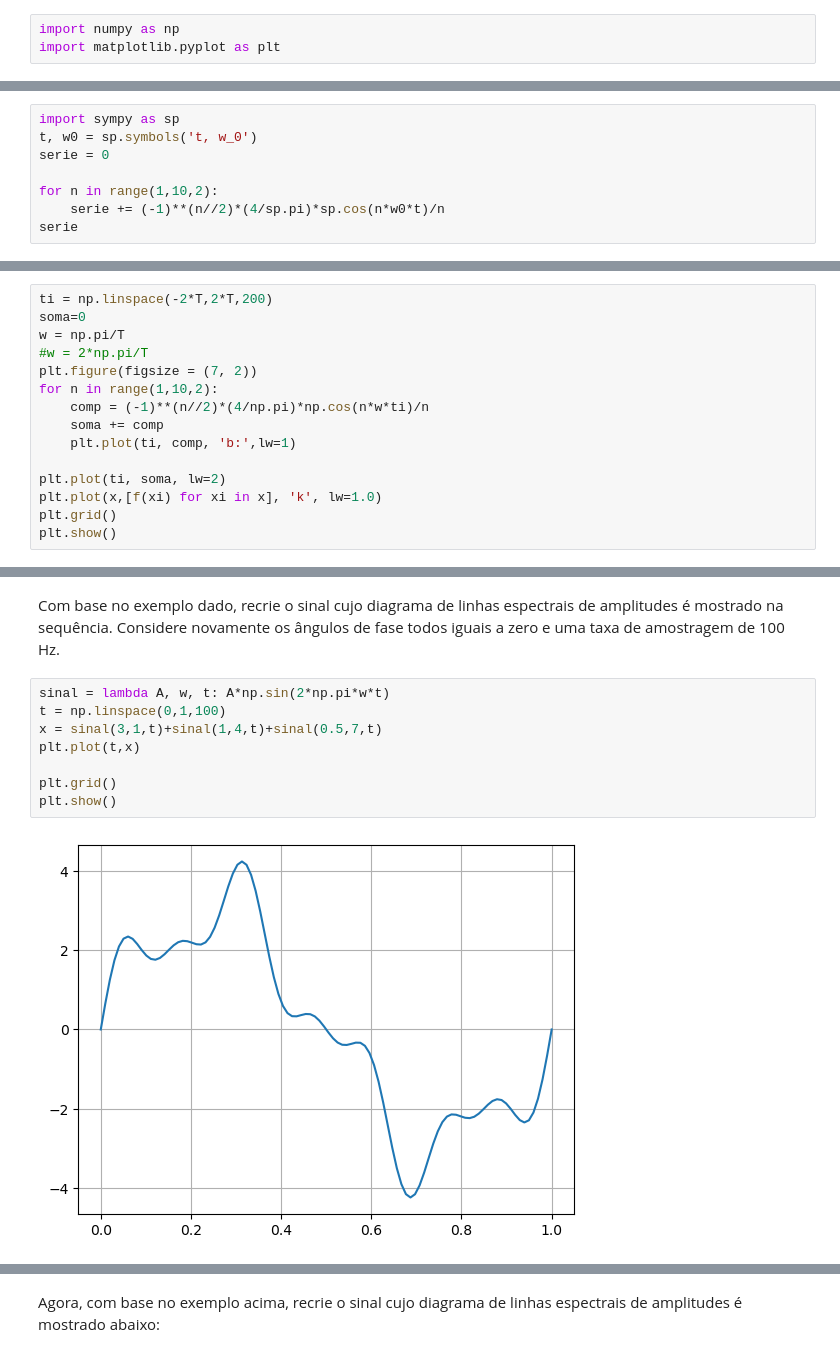
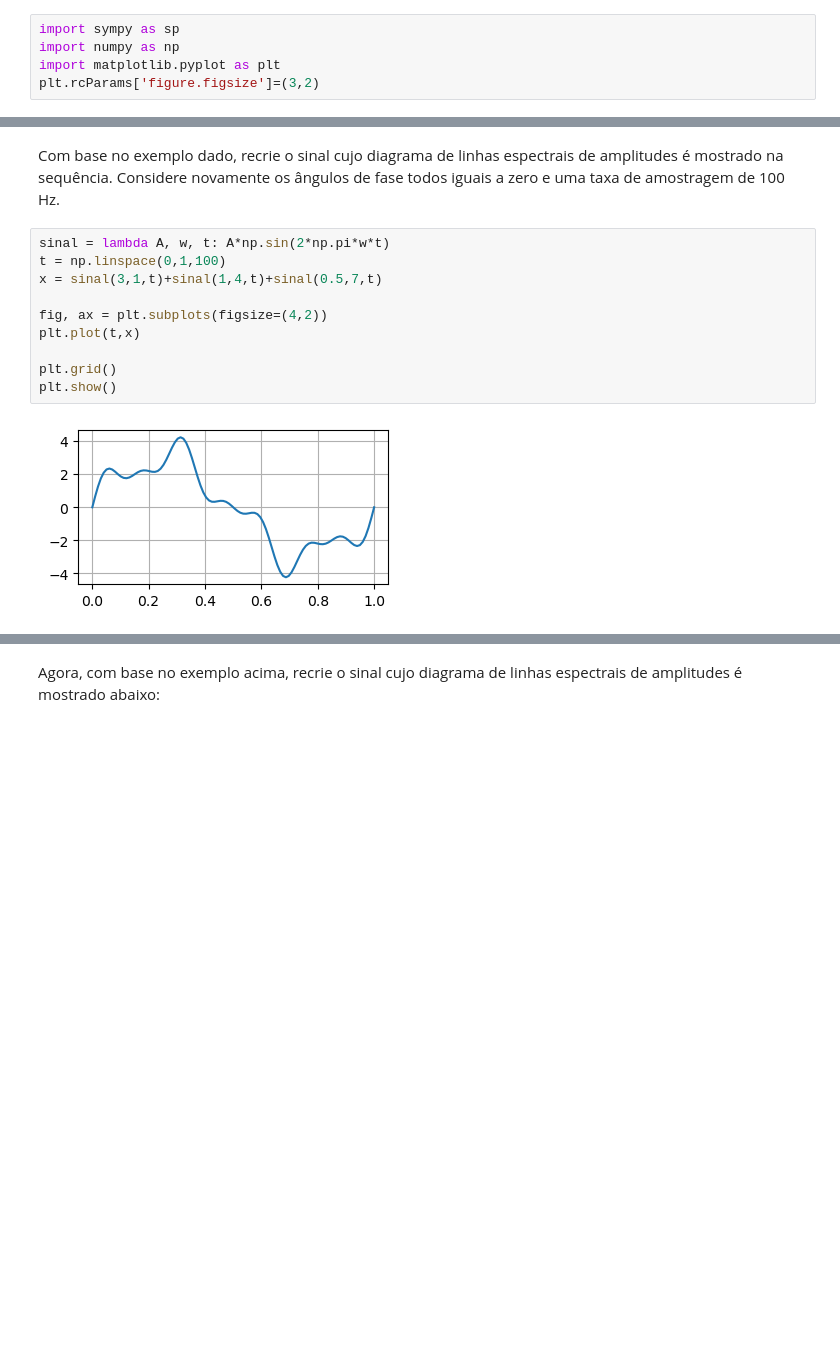
Before and after one commit to tiagoburiol/MatComp_IV, a Jupyter notebook: 03_dominios_de_frequencia_e_tempo.ipynb, the cells around one changed output, grey strips where cells are left out. Cells and saved outputs as stored; diff of their text form; blank space fills up the shorter version.

```diff
--- a/03_dominios_de_frequencia_e_tempo.ipynb
+++ b/03_dominios_de_frequencia_e_tempo.ipynb
@@ -29,6 +29,8 @@ sendo $a_n$ e $b_n$ os coeficientes da forma trigonométrica da série. A forma
 # %% [markdown]
 Vamos começar os experimentos computacionais modelando uma onda quadrada e aproximando-a por uma série de Fourier. Em seguida veremos como descrever as funções que formam a série por meio de diagramas no domínio da frequência.
 # %%
+import sympy as sp
 import numpy as np
 import matplotlib.pyplot as plt
+plt.rcParams['figure.figsize']=(3,2)
 # %% [markdown]
@@ -65,8 +39,0 @@ O código abaixo pode ser usado para gerar alguns termos da série.
-# %%
-import sympy as sp
-t, w0 = sp.symbols('t, w_0')
-serie = 0
-
-for n in range(1,10,2):
-    serie += (-1)**(n//2)*(4/sp.pi)*sp.cos(n*w0*t)/n
-serie
@@ -79,15 +39,0 @@ O código abaixo plota os gráficos da onda quadrada, a aproximação pos série
-# %%
-ti = np.linspace(-2*T,2*T,200)
-soma=0
-w = np.pi/T
-#w = 2*np.pi/T
-plt.figure(figsize = (7, 2))
-for n in range(1,10,2):
-    comp = (-1)**(n//2)*(4/np.pi)*np.cos(n*w*ti)/n
-    soma += comp
-    plt.plot(ti, comp, 'b:',lw=1)
-
-plt.plot(ti, soma, lw=2)
-plt.plot(x,[f(xi) for xi in x], 'k', lw=1.0)
-plt.grid()
-plt.show()
@@ -134,13 +81,15 @@ Com base no exemplo dado, recrie o sinal cujo diagrama de linhas espectrais de a
 # %%
 sinal = lambda A, w, t: A*np.sin(2*np.pi*w*t)
 t = np.linspace(0,1,100)
 x = sinal(3,1,t)+sinal(1,4,t)+sinal(0.5,7,t)
+
+fig, ax = plt.subplots(figsize=(4,2))
 plt.plot(t,x)
 
 plt.grid()
 plt.show()
 # %% [output]
-[figure, old version]
+[figure, new version]
 # %%
 freq = np.arange(0,100)
 amp = np.full(len(freq),0.)
```
Also changed, not shown: parts of 30 cells of this notebook.
